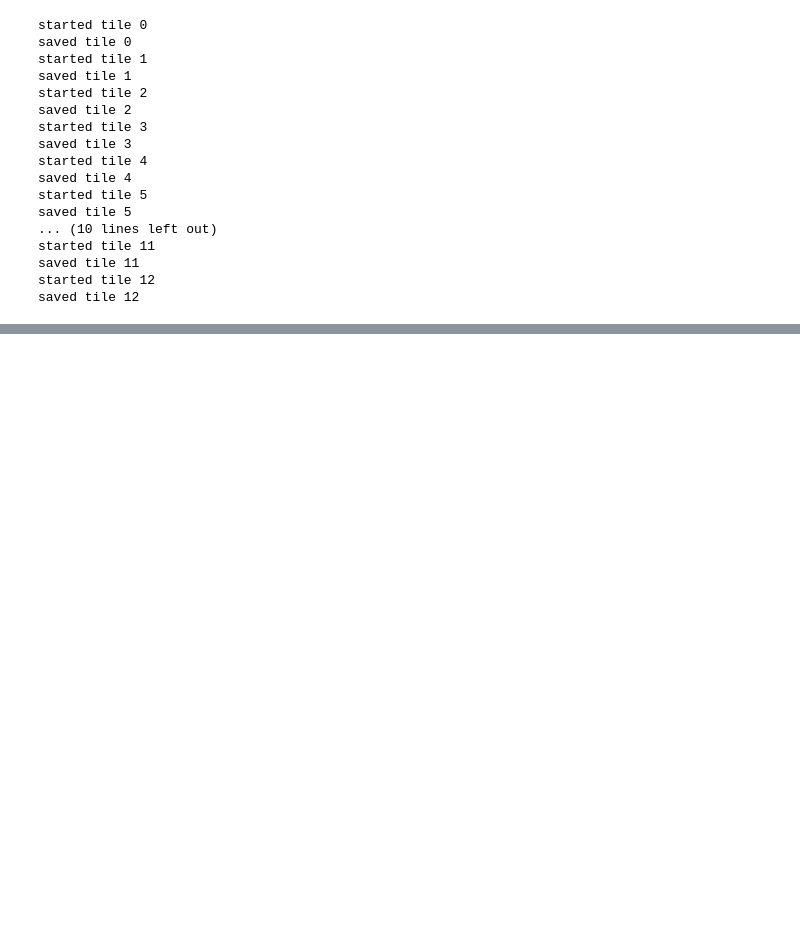
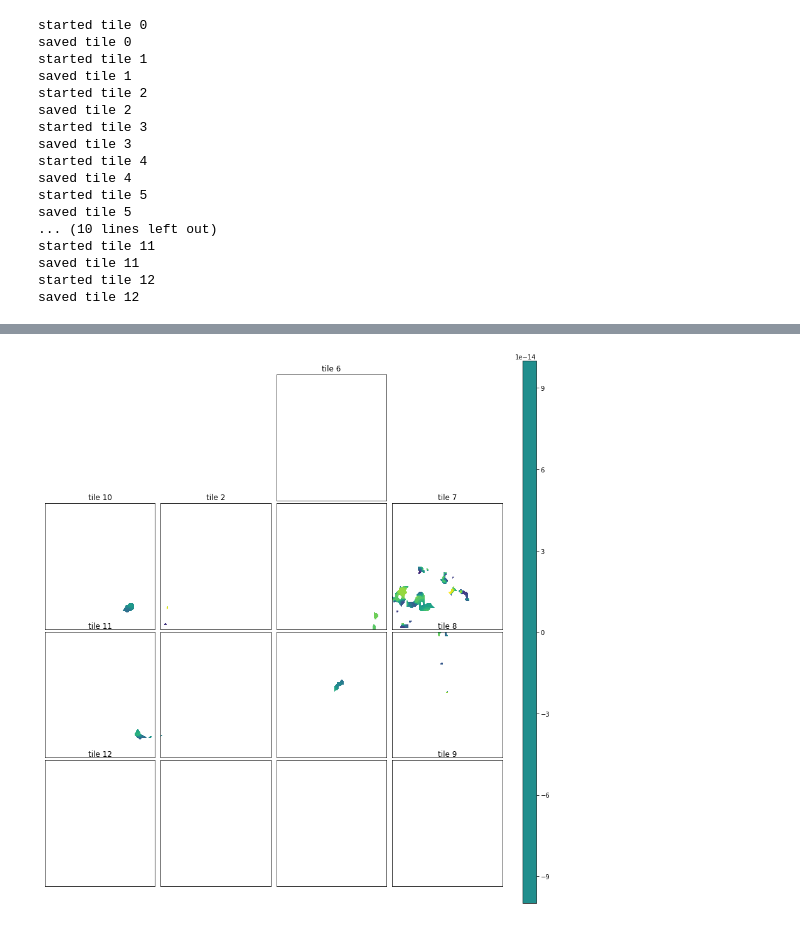
Before and after one commit to tatsumonkman47/ECCO-potential-density-overturning, a Jupyter notebook: Calculate_Bolus_Velocity.ipynb, the cells around one changed output, grey strips where cells are left out. Saved outputs shown, nothing was run; the diff lists cells and outputs as text; code cells hidden in the pictures; blank space fills up the shorter version.

```diff
--- a/Calculate_Bolus_Velocity.ipynb
+++ b/Calculate_Bolus_Velocity.ipynb
@@ -129,0 +147,3 @@ saved tile 12
+# %%
+plotting_functions.world_plot(GM_PSIX_ds_raw["GM_PsiX"].isel(time=0,k=49))
+# %% [output]
@@ -129,0 +151 @@ saved tile 12
+[figure, added]
```
Also changed, not shown: parts of 5 cells of this notebook, 4 other files.
